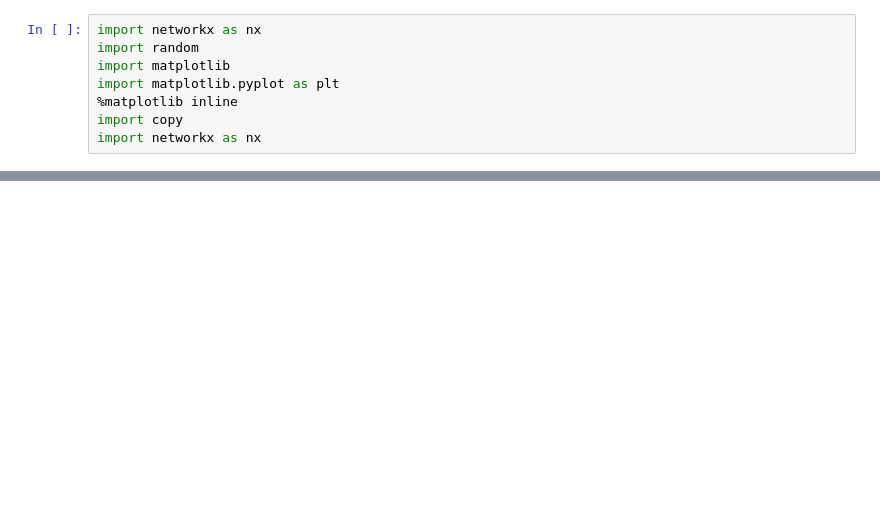
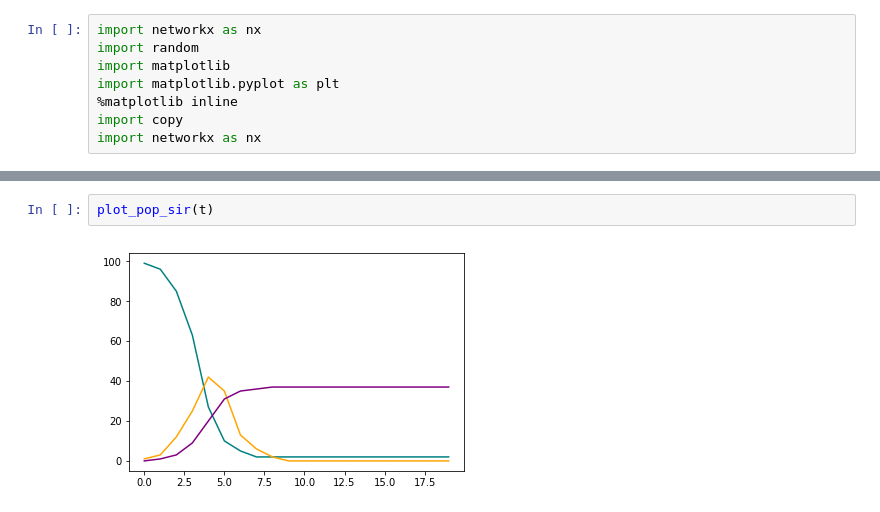
Before and after one commit to rgarcia-herrera/complejidad, a Jupyter notebook: redes/network SIR.ipynb, the cells around one changed output, grey strips where cells are left out. Cells and saved outputs as stored; diff of their text form; blank space fills up the shorter version.

```diff
--- a/redes/network SIR.ipynb
+++ b/redes/network SIR.ipynb
@@ -129,0 +196,4 @@ plt.plot(range(len(t)), count_r, color='purple')
+# %%
+plot_pop_sir(t)
+# %% [output]
+[figure, added]
```
Also changed, not shown: parts of 17 cells of this notebook.
